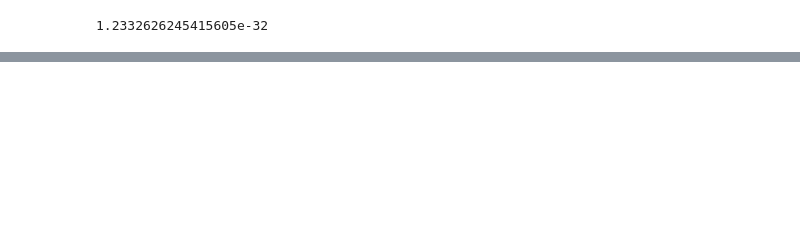
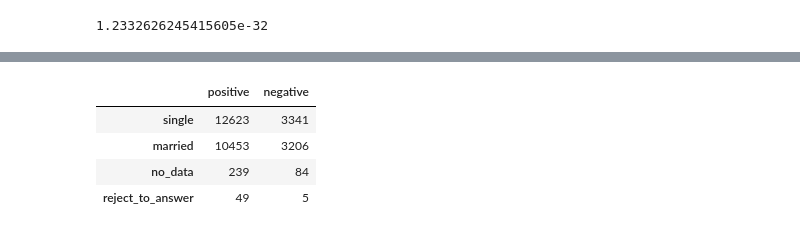
Before and after one commit to taisakamisarava/Credit_Risk_Scoring, a Jupyter notebook: Credit_scoring.ipynb, the cells around one changed output, grey strips where cells are left out. Cells and saved outputs as stored; diff of their text form; code cells hidden in the pictures; blank space fills up the shorter version.

```diff
--- a/Credit_scoring.ipynb
+++ b/Credit_scoring.ipynb
@@ -227,0 +244,15 @@ stats.chi2_contingency(adjacency_matrix, correction = False)[1]
+# %%
+marrital_status = ['reject_to_answer', 'married', 'single', 'no_data']
+# %%
+adj_matrix_marriage = pd.DataFrame({u'positive': good_clients.MARRIAGE.value_counts(), \
+                                 u'negative': bad_clients.MARRIAGE.value_counts()})
+for i in range(0, 4):
+    adj_matrix_marriage.rename(index={i: marrital_status[i]}, inplace = True)
+# %%
+adj_matrix_marriage
+# %% [output]
+|  | positive | negative |
+| single | 12623 | 3341 |
+| married | 10453 | 3206 |
+| no_data | 239 | 84 |
+| reject_to_answer | 49 | 5 |
```
Also changed, not shown: parts of 15 cells of this notebook.
